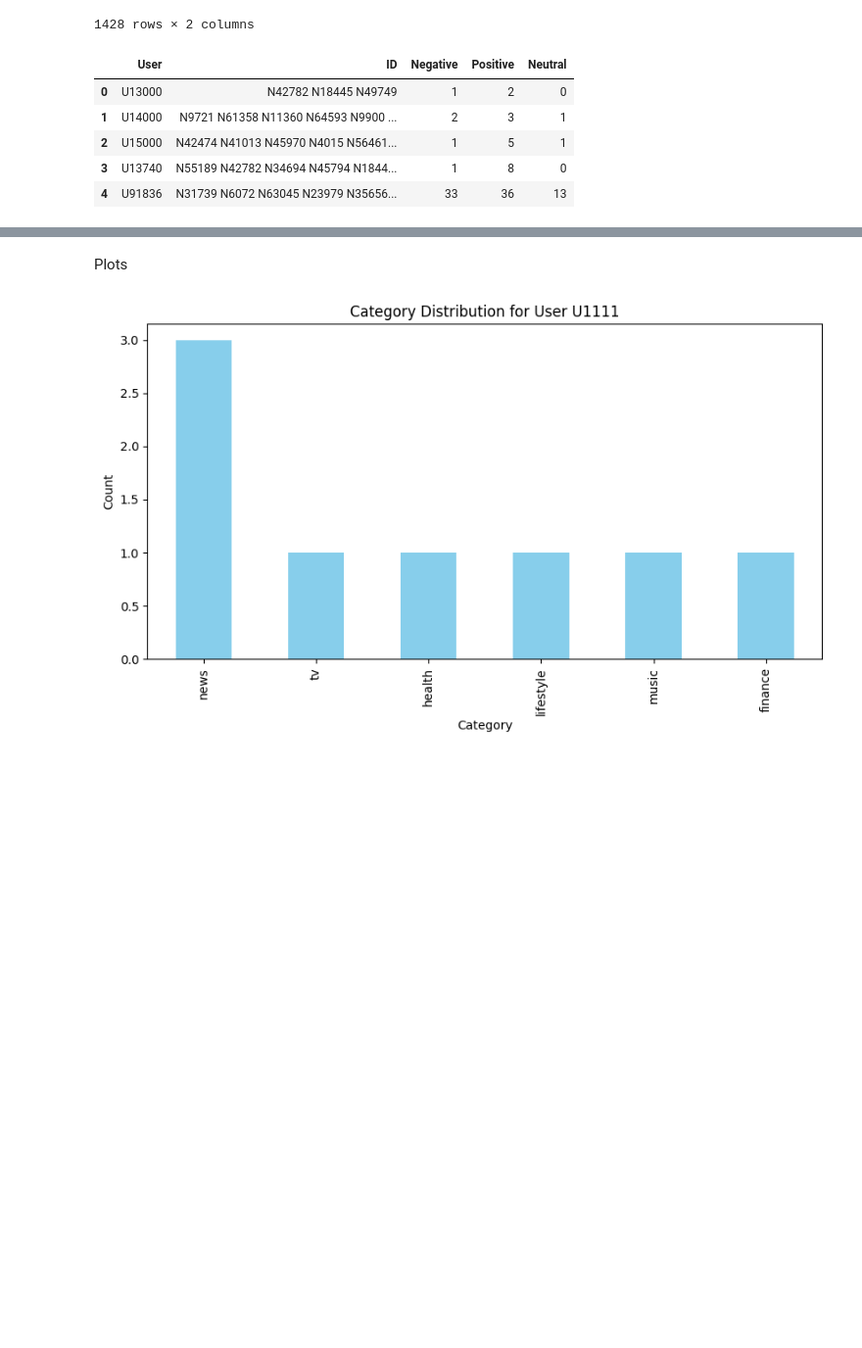
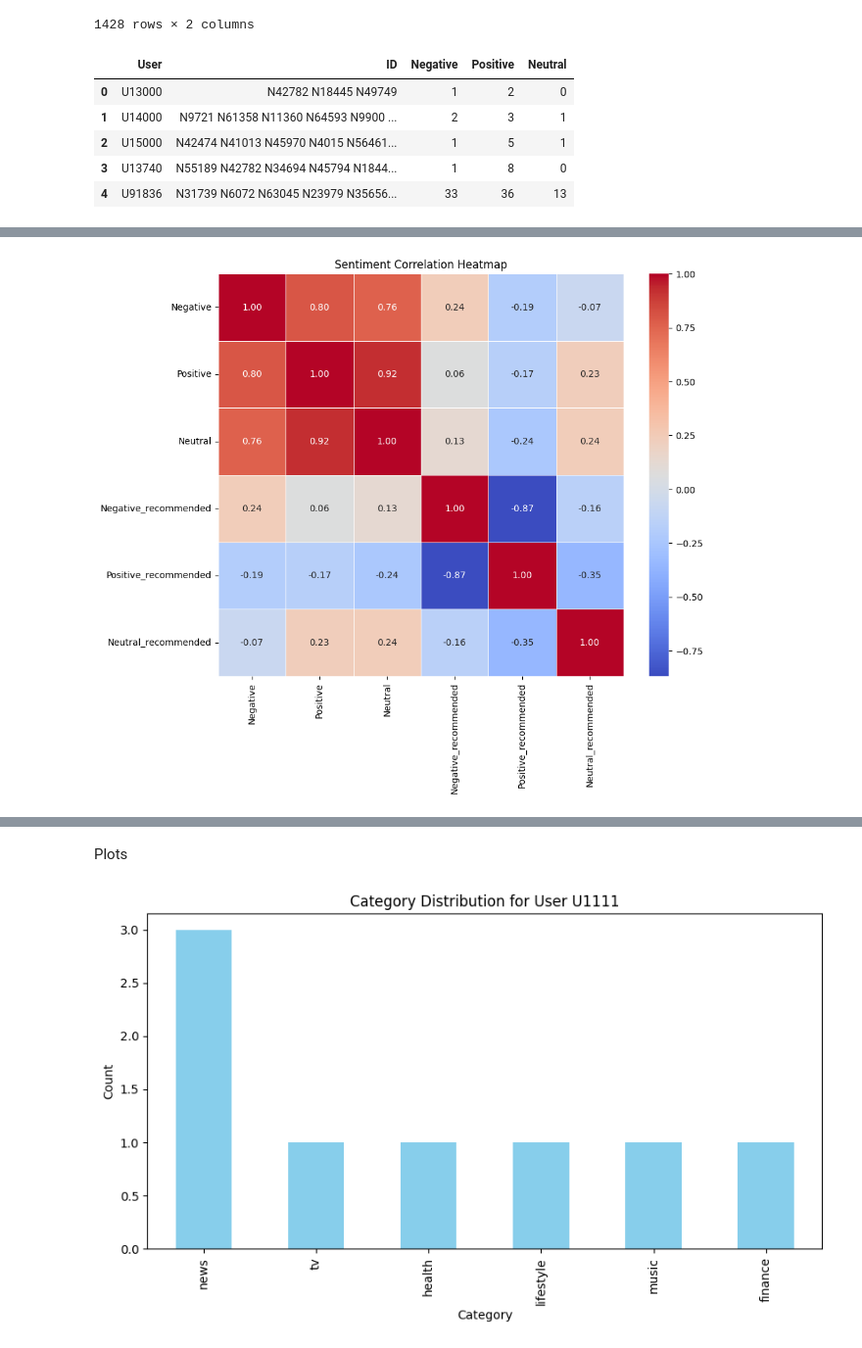
Before and after one commit to krisbara/GPT-Recommender-systems, a Jupyter notebook: sentiment_analysis.ipynb, the cells around one changed output, grey strips where cells are left out. Shown at 98% size. Drawn from its saved outputs; the diff is of its cells as text; code cells hidden in the pictures; blank space fills up the shorter version.

Commit message:
sentiment correlation

```diff
--- a/sentiment_analysis.ipynb
+++ b/sentiment_analysis.ipynb
@@ -185,0 +228,18 @@ result_df.head()
+# %%
+import pandas as pd
+import seaborn as sns
+import matplotlib.pyplot as plt
+
+# Assume df_combined is your combined dataframe with sentiment columns
+# If not, replace df_combined with the actual dataframe variable
+# You might want to replace NaN values with 0 if there are missing values
+
+correlation_matrix = result_df[['Negative', 'Positive', 'Neutral', 'Negative_recommended', 'Positive_recommended', 'Neutral_recommended']].corr()
+
+# Plotting the heatmap
+plt.figure(figsize=(10, 8))
+sns.heatmap(correlation_matrix, annot=True, cmap="coolwarm", fmt=".2f", linewidths=0.5)
+plt.title("Sentiment Correlation Heatmap")
+plt.show()
+# %% [output]
+[figure, added]
```
Also changed, not shown: parts of 2 cells of this notebook.
